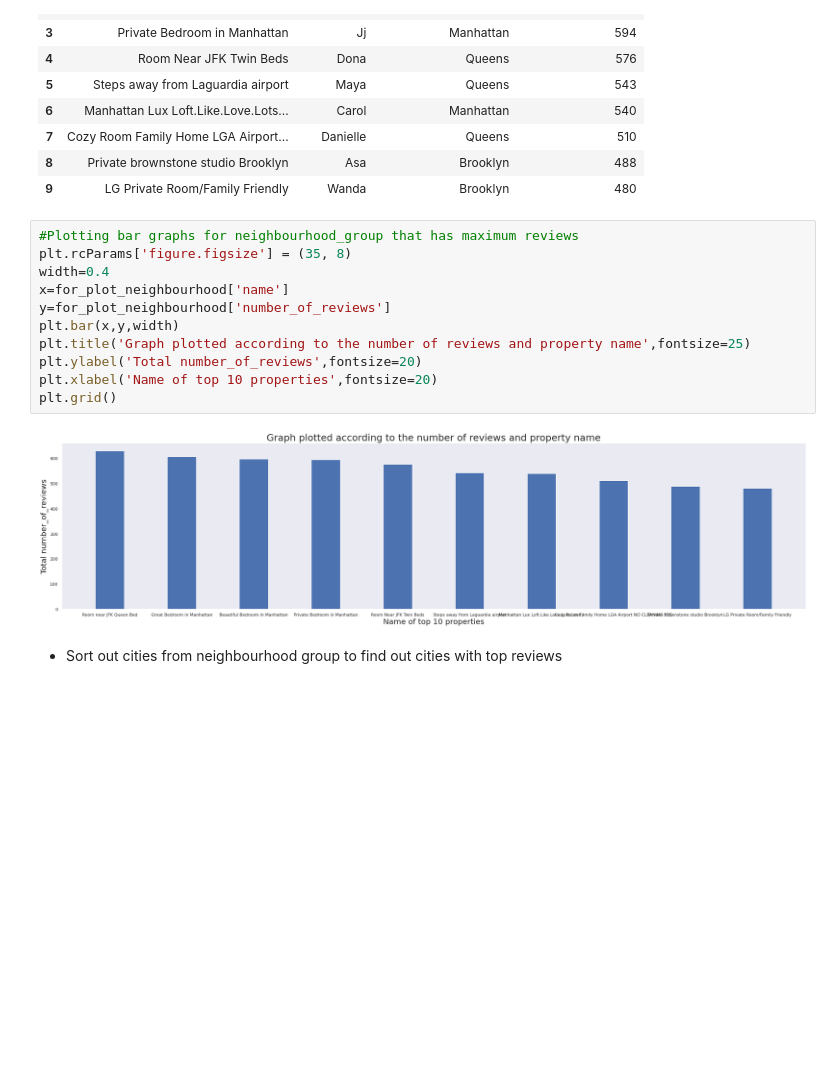
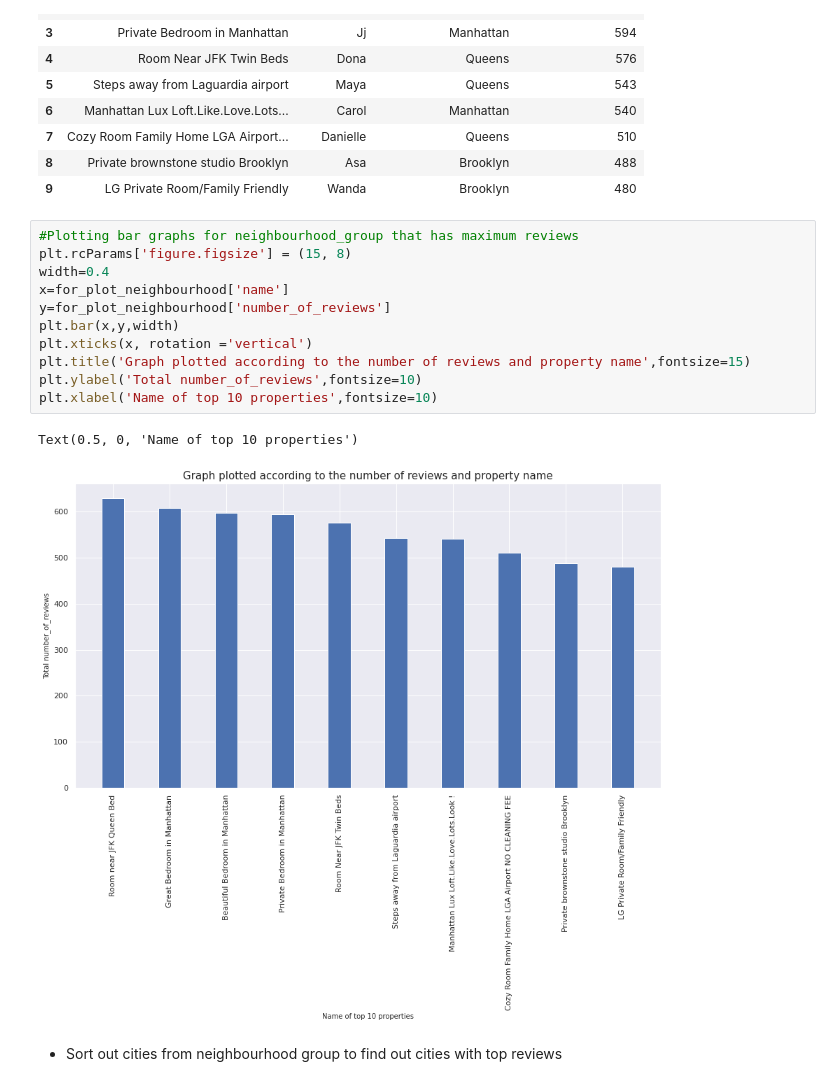
Before and after one commit to Purushottam87/AirBnB-Bookings-Analysis, a Jupyter notebook: Copy_of_Sample_EDA_Submission_Template.ipynb, the cells around one changed output. Saved outputs shown, nothing was run; the diff lists cells and outputs as text; blank space fills up the shorter version.

```diff
--- a/Copy_of_Sample_EDA_Submission_Template.ipynb
+++ b/Copy_of_Sample_EDA_Submission_Template.ipynb
@@ -221,17 +200,18 @@ for_plot_neighbourhood
 | 9 | LG Private Room/Family Friendly | Wanda | Brooklyn | 480 |
 # %%
 #Plotting bar graphs for neighbourhood_group that has maximum reviews
-plt.rcParams['figure.figsize'] = (35, 8)
+plt.rcParams['figure.figsize'] = (15, 8)
 width=0.4
 x=for_plot_neighbourhood['name']
 y=for_plot_neighbourhood['number_of_reviews']
 plt.bar(x,y,width)
-plt.title('Graph plotted according to the number of reviews and property name',fontsize=25)
-plt.ylabel('Total number_of_reviews',fontsize=20)
-plt.xlabel('Name of top 10 properties',fontsize=20)
-plt.grid()
+plt.xticks(x, rotation ='vertical')
+plt.title('Graph plotted according to the number of reviews and property name',fontsize=15)
+plt.ylabel('Total number_of_reviews',fontsize=10)
+plt.xlabel('Name of top 10 properties',fontsize=10)
 # %% [output]
+Text(0.5, 0, 'Name of top 10 properties')
-[figure, old version]
+[figure, new version]
 # %% [markdown]
 * Sort out cities from neighbourhood group to find out cities with top reviews
 # %%
```
Also changed, not shown: parts of 13 cells of this notebook.
